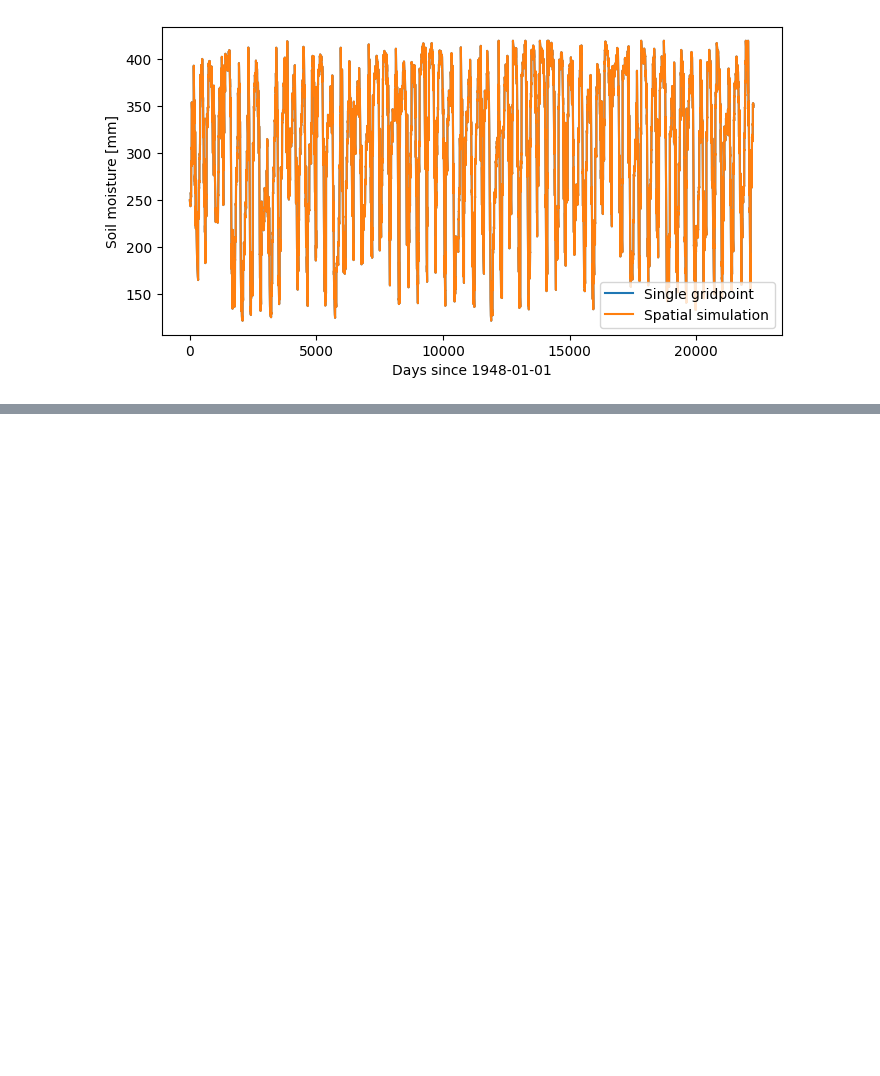
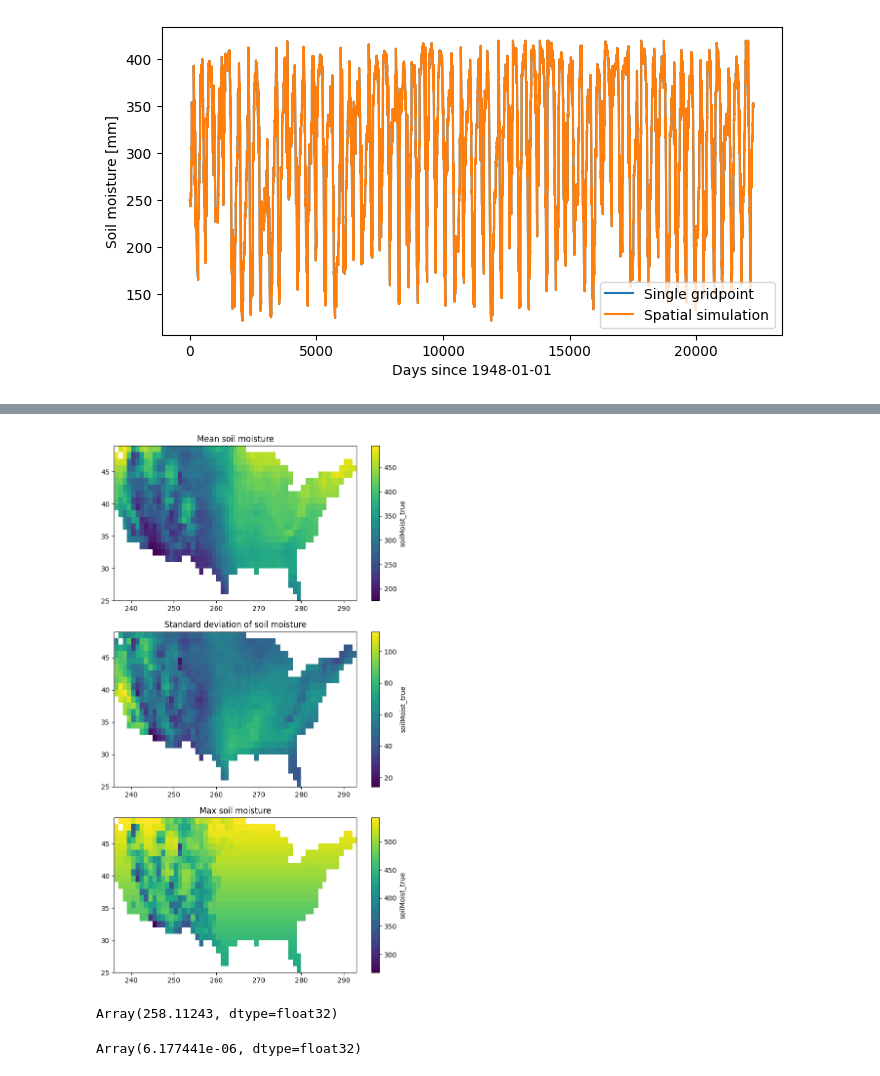
Before and after one commit to david0811/pyWBM, a Jupyter notebook: notebooks/N2_spatial.ipynb, the cells around one changed output, grey strips where cells are left out. Drawn from its saved outputs; the diff is of its cells as text; code cells hidden in the pictures; blank space fills up the shorter version.

```diff
--- a/notebooks/N2_spatial.ipynb
+++ b/notebooks/N2_spatial.ipynb
@@ -232,0 +309,14 @@ plt.show()
+# %%
+# Initial conditions are again constant
+init = {
+    "Ws_init": np.tile(250.0, nxy),
+    "Wi_init": np.tile(0.0, nxy),
+    "Sp_init": np.tile(0.0, nxy),
+}
+# %%
+# Make the vmap function
+run_water_balance_vmap = jax.jit(jax.vmap(run_water_balance, in_axes=(0, 0, 0), out_axes=0))
+# %%
+%%time
+# 10 years
+soilM_true = run_water_balance_vmap(forcing, init, params)
@@ -232,0 +326,24 @@ plt.show()
+# %%
+# Add outputs to the stacked array and then unstack
+ds_stacked["soilMoist_true"] = (("points", "time"), soilM_true)
+ds_out = ds_stacked.unstack("points")
+# %%
+# Plot some summary statistics
+fig, axs = plt.subplots(3, 1, figsize=(8, 14))
+
+ds_out["soilMoist_true"].mean(dim="time", skipna=False).plot(ax=axs[0])
+axs[0].set_title("Mean soil moisture")
+
+ds_out["soilMoist_true"].std(dim="time", skipna=False).plot(ax=axs[1])
+axs[1].set_title("Standard deviation of soil moisture")
+
+ds_out["soilMoist_true"].max(dim="time", skipna=False).plot(ax=axs[2])
+axs[2].set_title("Max soil moisture")
+
+for ax in axs:
+    ax.set_xlabel("")
+    ax.set_ylabel("")
+
+plt.show()
+# %% [output]
+[figure, added]
@@ -232,0 +431,21 @@ plt.show()
+# %%
+# Initial guess for params: what is the loss?
+theta_init = {
+    "awCap_beta0": 100.0,
+    "awCap_beta1": 0.0,
+    "wiltingp_beta0": 50.0,
+    "wiltingp_beta1": 0.0,
+    "alpha_beta0": 1.0,
+    "alpha_beta1": 1.0,
+    "betaHBV_beta0": 1.0,
+    "betaHBV_beta1": 1.0,
+}
+
+loss(theta_init, constants, forcing, init, soilM_true)
+# %% [output]
+Array(258.11243, dtype=float32)
+# %%
+# Check that true theta gives zero loss
+loss(theta_true, constants, forcing, init, soilM_true)
+# %% [output]
+Array(6.177441e-06, dtype=float32)
```
Also changed, not shown: parts of 30 cells of this notebook.
